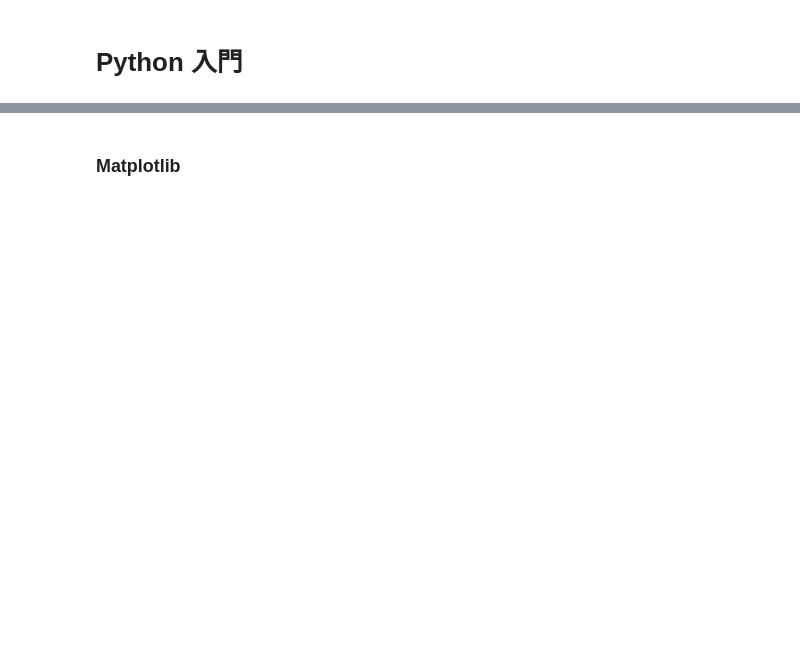
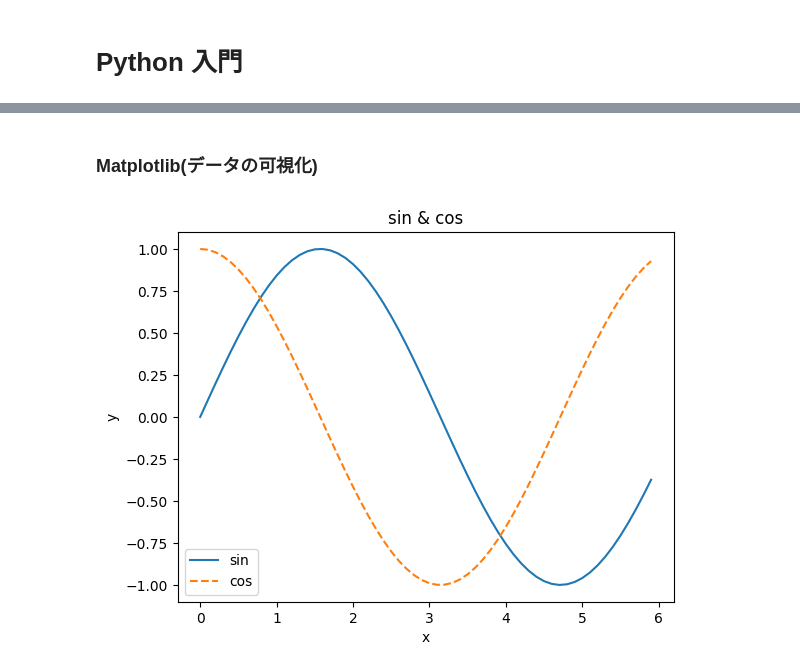
Before and after one commit to YoshikiMaekawa2000/ZeroDeep, a Jupyter notebook: chapter1.ipynb, the cells around one changed output, grey strips where cells are left out. Cells and saved outputs as stored; diff of their text form; code cells hidden in the pictures; blank space fills up the shorter version.

```diff
--- a/chapter1.ipynb
+++ b/chapter1.ipynb
@@ -44,7 +62,21 @@ print("X[i]>15", X[X>15])
 # %% [markdown]
-### Matplotlib
+### Matplotlib(データの可視化)
 # %%
 import matplotlib.pyplot as plt
+
+###グラフ表示###
 x=np.arange(0, 6, 0.1)  #0から6まで0.1刻みで生成
 #print(x)
-y=np.sin(x)
+sin=np.sin(x)
+cos=np.cos(x)
+
+plt.plot(x, sin, label="sin")
+plt.plot(x, cos, label="cos", linestyle="--")
+
+plt.xlabel("x")
+plt.ylabel("y")
+plt.title("sin & cos")
+plt.legend()    #２つの線についての説明が追加される
+plt.show()
+# %% [output]
+[figure, added]
```
Also changed, not shown: parts of 2 cells of this notebook.
